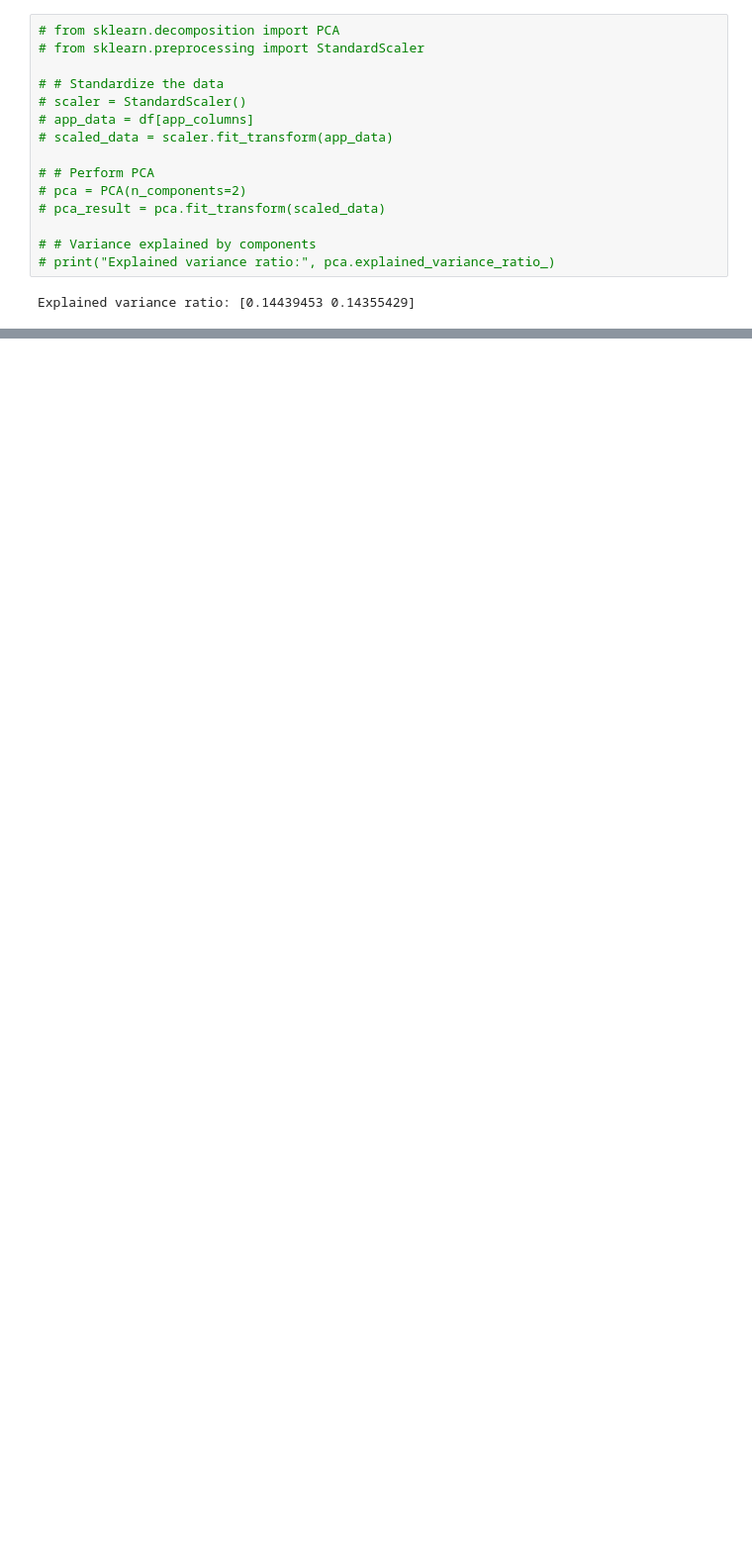
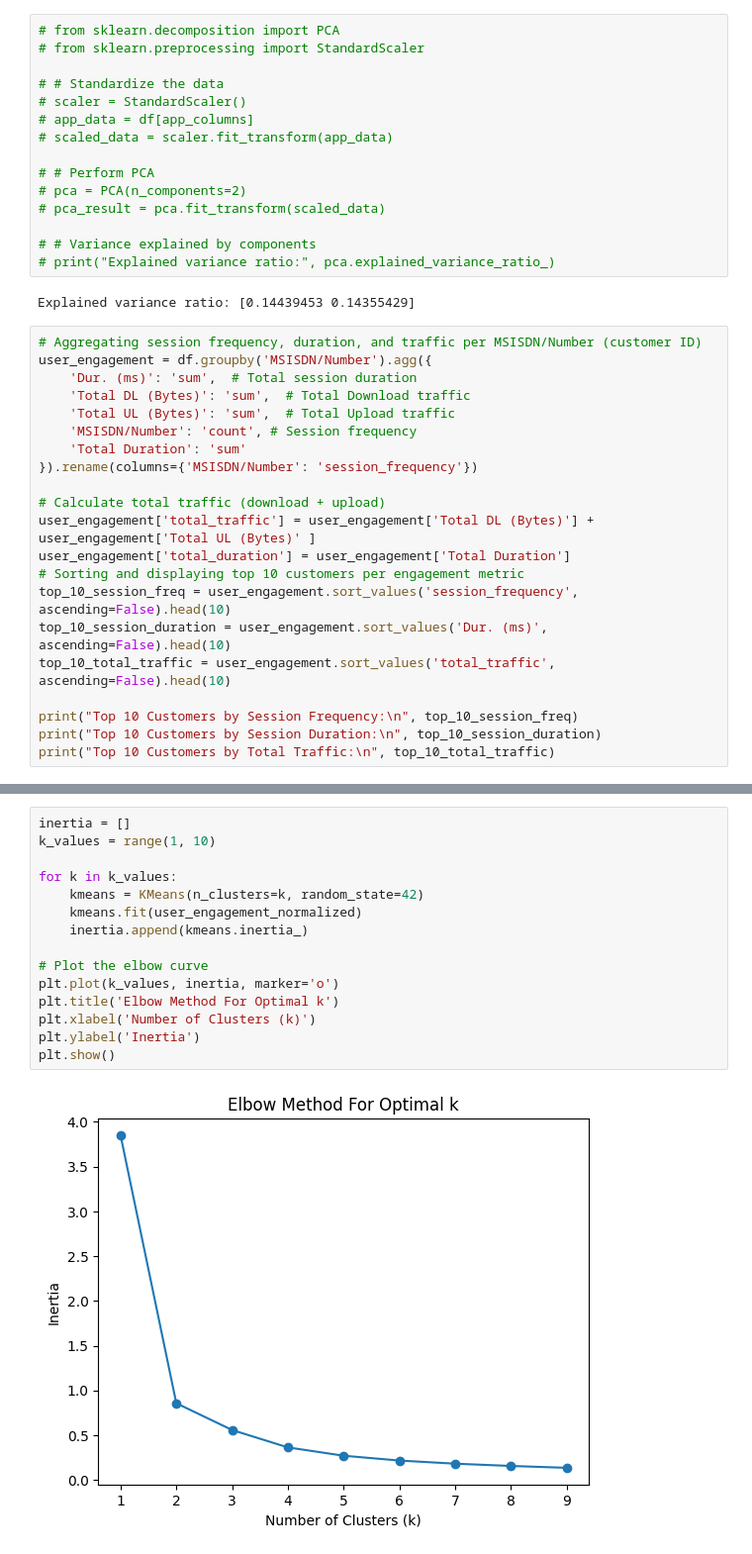
Before and after one commit to dani6566/TellCo, a Jupyter notebook: Notbook/User_Overview_analysis.ipynb, the cells around one changed output, grey strips where cells are left out. Shown at 99% size. Drawn from its saved outputs; the diff is of its cells as text; blank space fills up the shorter version.

```diff
--- a/Notbook/User_Overview_analysis.ipynb
+++ b/Notbook/User_Overview_analysis.ipynb
@@ -412,3 +434,24 @@ Other DL (Bytes)                 1.000000
 # print("Explained variance ratio:", pca.explained_variance_ratio_)
 # %% [output]
 Explained variance ratio: [0.14439453 0.14355429]
+# %%
+# Aggregating session frequency, duration, and traffic per MSISDN/Number (customer ID)
+user_engagement = df.groupby('MSISDN/Number').agg({
+    'Dur. (ms)': 'sum',  # Total session duration
+    'Total DL (Bytes)': 'sum',  # Total Download traffic
+    'Total UL (Bytes)': 'sum',  # Total Upload traffic
+    'MSISDN/Number': 'count', # Session frequency
+    'Total Duration': 'sum'
+}).rename(columns={'MSISDN/Number': 'session_frequency'})
+
+# Calculate total traffic (download + upload)
+user_engagement['total_traffic'] = user_engagement['Total DL (Bytes)'] + user_engagement['Total UL (Bytes)' ]
+user_engagement['total_duration'] = user_engagement['Total Duration']
+# Sorting and displaying top 10 customers per engagement metric
+top_10_session_freq = user_engagement.sort_values('session_frequency', ascending=False).head(10)
+top_10_session_duration = user_engagement.sort_values('Dur. (ms)', ascending=False).head(10)
+top_10_total_traffic = user_engagement.sort_values('total_traffic', ascending=False).head(10)
+
+print("Top 10 Customers by Session Frequency:\n", top_10_session_freq)
+print("Top 10 Customers by Session Duration:\n", top_10_session_duration)
+print("Top 10 Customers by Total Traffic:\n", top_10_total_traffic)
@@ -414,0 +673,17 @@ Explained variance ratio: [0.14439453 0.14355429]
+# %%
+inertia = []
+k_values = range(1, 10)
+
+for k in k_values:
+    kmeans = KMeans(n_clusters=k, random_state=42)
+    kmeans.fit(user_engagement_normalized)
+    inertia.append(kmeans.inertia_)
+
+# Plot the elbow curve
+plt.plot(k_values, inertia, marker='o')
+plt.title('Elbow Method For Optimal k')
+plt.xlabel('Number of Clusters (k)')
+plt.ylabel('Inertia')
+plt.show()
+# %% [output]
+[figure, added]
```
Also changed, not shown: parts of 23 cells of this notebook, 7 other files.
